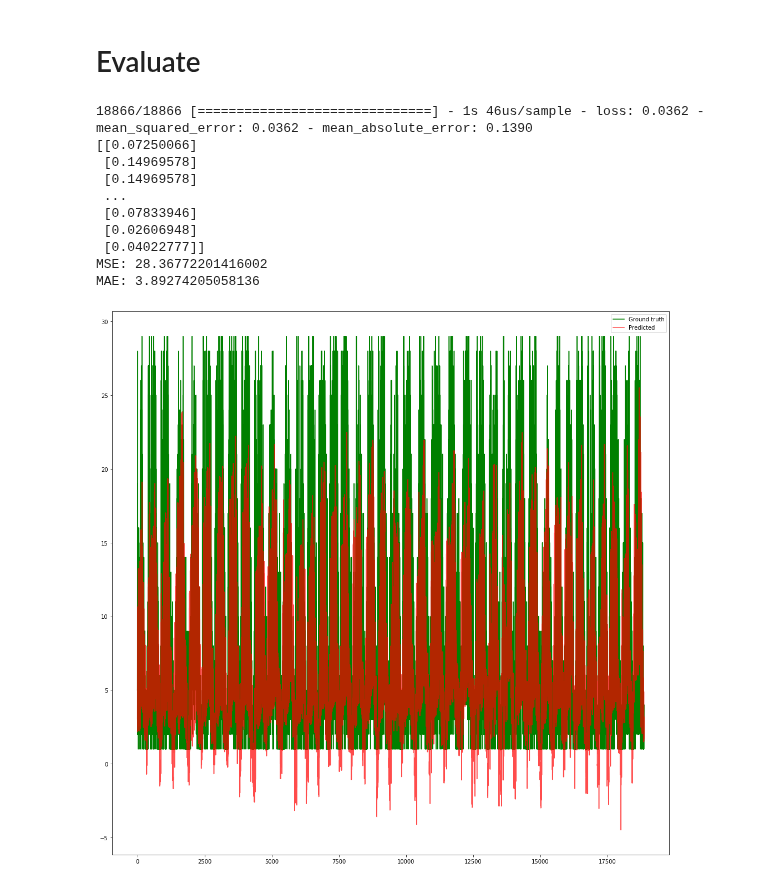
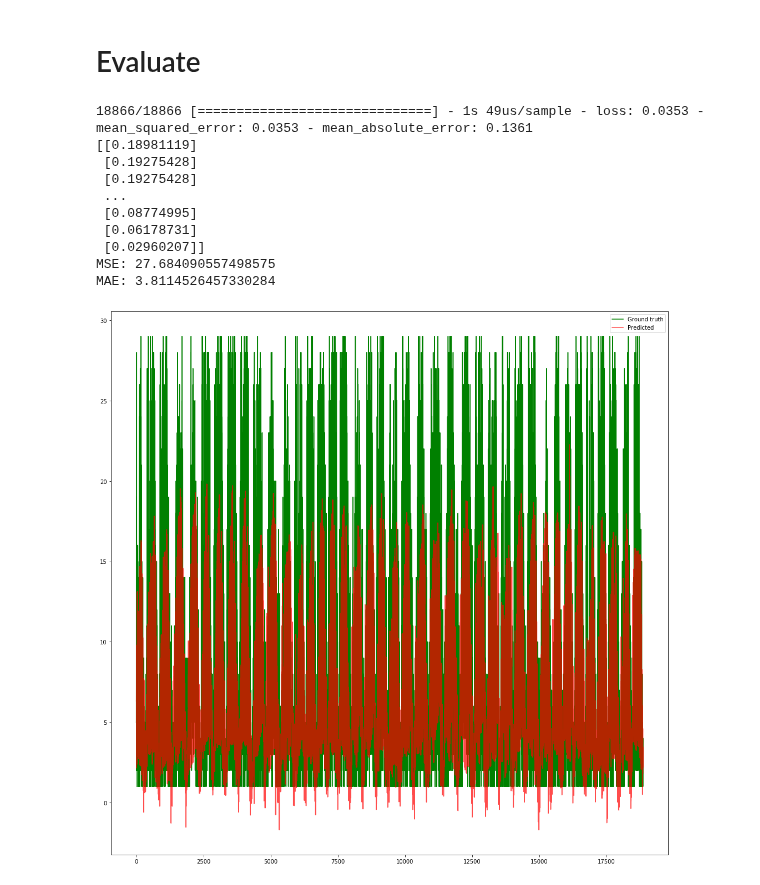
Before and after one commit to vandenbroucke/BRUBIKE, a Jupyter notebook: Predicting_Traffic.ipynb, the cells around one changed output. Saved outputs shown, nothing was run; the diff lists cells and outputs as text; code cells hidden in the pictures.

```diff
--- a/Predicting_Traffic.ipynb
+++ b/Predicting_Traffic.ipynb
@@ -150,7 +154,8 @@ Hail                        -0.00  1.00
 # %% [markdown]
 # Feature selection
 # %%
-df = df.drop(columns=[
+def remove_features(df):
+    return df.drop(columns=[
     'device_name',
     'timestamp_until',
     'bike_avg_speed',
@@ -170,6 +175,7 @@ df = df.drop(columns=[
     'Cloudy',
     'Quite cool'
 ])
+df=remove_features(df)
 print(df.shape)
 # %% [output]
 (94342, 29)
@@ -182,7 +188,7 @@ def build_normal_model():
     model = Sequential()
 
     model.add(Dense(27, input_dim=27,kernel_initializer='normal', activation='relu'))
-    model.add(Dense(27,activation='relu'))
+    model.add(Dense(14,activation='relu'))
     model.add(Dense(1, activation='linear'))
     optimizer = tf.keras.optimizers.RMSprop(0.001)
     model.compile(loss='mse', optimizer=optimizer, metrics=['mse','mae'])
@@ -282,10 +285,9 @@ def show_loss_graph(hist,variable):
     plt.xlabel('epoch')
     plt.legend(['train '+variable], loc='upper left')
     plt.show()
-history=model.fit(x_train, y_train, epochs=150)
+history=model.fit(x_train, y_train, epochs=8)
 show_loss_graph(history,"loss")
 show_loss_graph(history,"mean_squared_error")
-print(history.history.keys())
 # %% [output]
 WARNING:tensorflow:From /home/luis/anaconda3/lib/python3.7/site-packages/tensorflow/python/ops/math_ops.py:3066: to_int32 (from tensorflow.python.ops.math_ops) is deprecated and will be removed in a f ...
 Instructions for updating:
@@ -310,43 +313,45 @@ dict_keys(['loss', 'mean_squared_error', 'mean_absolute_error'])
 # %% [markdown]
 # Evaluate
 # %%
-model.evaluate(x_test, y_test)
+def evaluate_model_and_show_graph(x_test,y_test):
+    model.evaluate(x_test, y_test)
 
-#x_test = x_train
-#y_test = y_train
+    #x_test = x_train
+    #y_test = y_train
 
-#x_test = x_test[14500:]
-#print(x_test)
-#y_test = y_test[14500:]
+    #x_test = x_test[14500:]
+    #print(x_test)
+    #y_test = y_test[14500:]
 
 
-y_prediction = model.predict(x_test)
-print(y_prediction)
+    y_prediction = model.predict(x_test)
+    print(y_prediction)
 
-y_pred_scaled = y_scaler.inverse_transform(y_prediction)
+    y_pred_scaled = y_scaler.inverse_transform(y_prediction)
 
 
 
-y_test_scaled = y_scaler.inverse_transform(y_test)
-mse = mean_squared_error(y_pred_scaled, y_test_scaled)
-mae=mean_absolute_error(y_pred_scaled, y_test_scaled)
-print("MSE: "+str(mse))
-print("MAE: "+str(mae))
+    y_test_scaled = y_scaler.inverse_transform(y_test)
+    mse = mean_squared_error(y_pred_scaled, y_test_scaled)
+    mae=mean_absolute_error(y_pred_scaled, y_test_scaled)
+    print("MSE: "+str(mse))
+    print("MAE: "+str(mae))
 
-plt.rcParams['figure.figsize'] = [18, 18]
-l1, = plt.plot(y_test_scaled, 'g')
-l2, = plt.plot(y_pred_scaled, 'r', alpha=0.7)
-plt.legend(['Ground truth', 'Predicted'])
-plt.show()
+    plt.rcParams['figure.figsize'] = [18, 18]
+    l1, = plt.plot(y_test_scaled, 'g')
+    l2, = plt.plot(y_pred_scaled, 'r', alpha=0.7)
+    plt.legend(['Ground truth', 'Predicted'])
+    plt.show()
+evaluate_model_and_show_graph(x_test,y_test)
 # %% [output]
-18866/18866 [==============================] - 1s 46us/sample - loss: 0.0362 - mean_squared_error: 0.0362 - mean_absolute_error: 0.1390
-[[0.07250066]
- [0.14969578]
- [0.14969578]
+18866/18866 [==============================] - 1s 49us/sample - loss: 0.0353 - mean_squared_error: 0.0353 - mean_absolute_error: 0.1361
+[[0.18981119]
+ [0.19275428]
+ [0.19275428]
  ...
- [0.07833946]
- [0.02606948]
- [0.04022777]]
-MSE: 28.36772201416002
-MAE: 3.89274205058136
+ [0.08774995]
+ [0.06178731]
+ [0.02960207]]
+MSE: 27.684090557498575
+MAE: 3.8114526457330284
-[figure, old version]
+[figure, new version]
```
Also changed, not shown: parts of 7 cells of this notebook, 3 other files.
